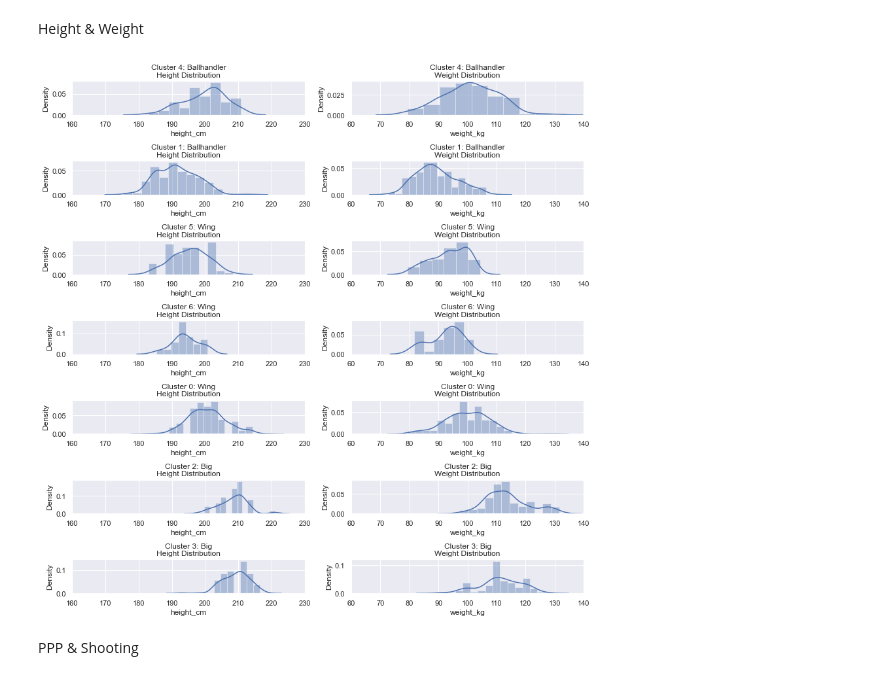
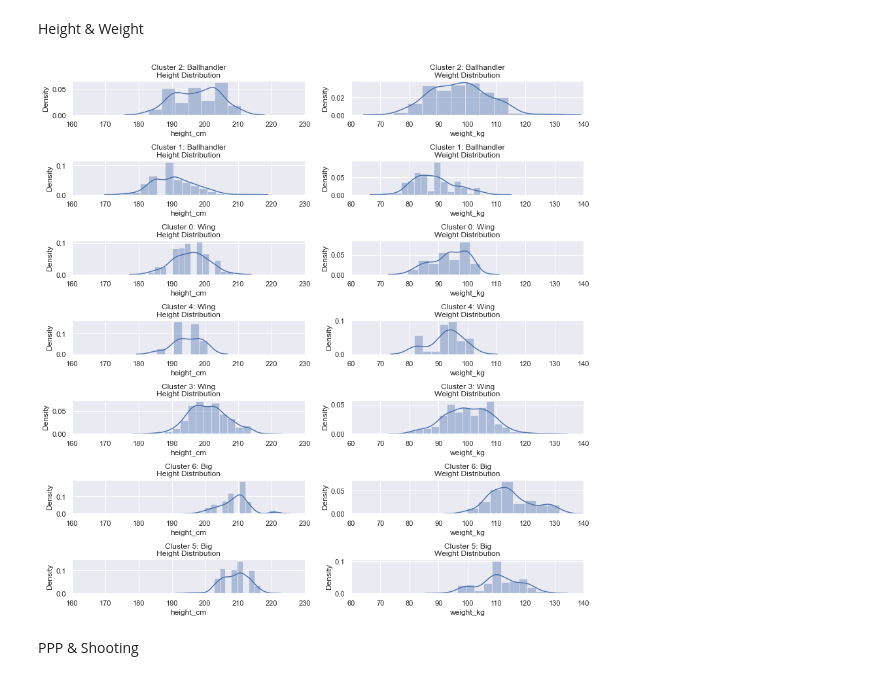
Before and after one commit to xulianrenzoku/synergy_clustering, a Jupyter notebook: nba_clustering_models.ipynb, the cells around one changed output. Saved outputs shown, nothing was run; the diff lists cells and outputs as text; code cells hidden in the pictures.

```diff
--- a/nba_clustering_models.ipynb
+++ b/nba_clustering_models.ipynb
@@ -215,7 +215,8 @@ synergy_name_dict = {'kevinknoxii': 'kevinknox',
                      'nicolasclaxton': 'nicclaxton',
                      'juanhernangomez': 'juanchohernangomez',
                      'guillermohernangomez': 'willyhernangomez',
-                     'timothéluwawu-cabarrot': 'timotheluwawu-cabarrot'}
+                     'timothéluwawu-cabarrot': 'timotheluwawu-cabarrot',
+                     'nahshonhyland': 'boneshyland'}
 s_df['Player_Alt'] = s_df['Player_Alt'].apply(lambda x: synergy_name_dict[x]
                                               if x in synergy_name_dict.keys()
                                               else x)
@@ -238,7 +239,7 @@ df[['Player_Alt', 'Team', 'Season']].drop_duplicates().shape
 poss_ppp_cols = ['Spot Up_PPP', 'P&R Ball Handler_PPP',
                  'Cut_PPP', 'Hand Off_PPP', 'Offensive Rebounds (put backs)_PPP',
                  'P&R Roll Man_PPP', 'Isolation_PPP', 'Off Screen_PPP',
-                 'Post-Up_PPP']
+                 'Post-Up_PPP', 'Transition_PPP']
 # %%
 def find_optimal_k(x):
     avg_ss_list = []
@@ -405,7 +406,7 @@ plot_pca_explained_var(pre_pca_pipe.fit_transform(X))
 Choose 6
 # %%
 pre_pca_pipe = make_pipeline(RobustScaler(), StandardScaler())
-pca = PCA(n_components=6)
+pca = PCA(n_components=7)
 pca.fit(pre_pca_pipe.fit_transform(X))
 pca_components = pca.transform(pre_pca_pipe.fit_transform(X))
 
@@ -484,7 +486,7 @@ show_cluster_res(df, 'player_cluster')
 # %%
-cluster_dict = {4: 'Ballhandler', 1: 'Ballhandler',
-                2: 'Big', 3: 'Big',
-                5: 'Wing', 6: 'Wing', 0: 'Wing'}
+cluster_dict = {2: 'Ballhandler', 1: 'Ballhandler',
+                6: 'Big', 5: 'Big',
+                0: 'Wing', 4: 'Wing', 3: 'Wing'}
 # %% [markdown]
 #### Possession Weights by Cluster
 # %%
@@ -576,18 +578,18 @@ plt.tight_layout()
 Height & Weight
 # %%
 figsize(12, 20)
-for idx, cluster in enumerate([4, 1, 5, 6, 0, 2, 3], 0):
+for idx, cluster in enumerate([2, 1, 0, 4, 3, 6, 5], 0):
     plt.subplot(12, 2, idx*2+1)
     sns.distplot(df[df['player_cluster'] == cluster]['height_cm'])
     plt.title(f'Cluster {cluster}: {cluster_dict[cluster]}\nHeight Distribution')
     plt.xlim(160, 230)
     plt.subplot(12, 2, idx*2+2)
     sns.distplot(df[df['player_cluster'] == cluster]['weight_kg'])
     plt.title(f'Cluster {cluster}: {cluster_dict[cluster]}\nWeight Distribution')
     plt.xlim(60, 140)
 plt.tight_layout()
 # %% [output]
-[figure, old version]
+[figure, new version]
 # %% [markdown]
 PPP & Shooting
 # %%
```
Also changed, not shown: parts of 42 cells of this notebook, 1 other file.
